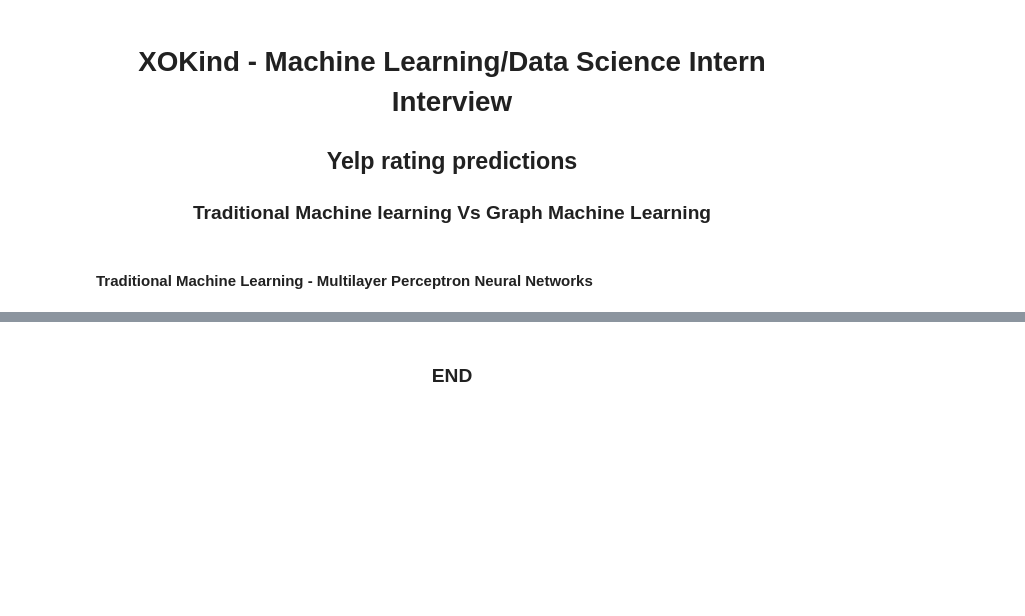
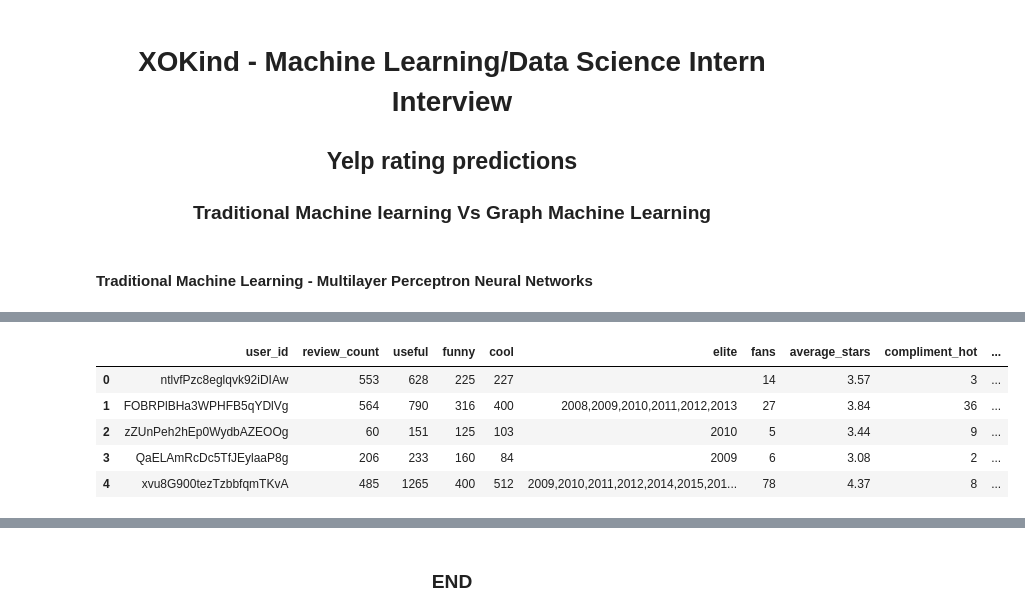
Before and after one commit to Keerthiraj-Nagaraj/Yelp-rating-prediction-with-neo4j-graph-embeddings-and-ML, a Jupyter notebook: MLPNN_rating_prediction.ipynb, the cells around one changed output, grey strips where cells are left out. Saved outputs shown, nothing was run; the diff lists cells and outputs as text; code cells hidden in the pictures; blank space fills up the shorter version.

Commit message:
adding a notebook with dataframe headers and correcting few typos

```diff
--- a/MLPNN_rating_prediction.ipynb
+++ b/MLPNN_rating_prediction.ipynb
@@ -152,33 +190,42 @@ del chunk_list
 size = 500000
 
 user = pd.read_json(user_json_path, lines=True,
                       dtype={'user_id':str,'name':str,
                              'yelping_since':str,'review_count':int,
                              'friends':object,'useful':int,
                              'funny':int,'cool':int,'fans':int,
                              'elite':list, 'average_stars':float,'compliment_hot':int,
                              'compliment_more':int,'compliment_more':int,'compliment_profile':int,
                              'compliment_cute':int,'compliment_list':int,'compliment_note':int,
                              'compliment_plain':int,'compliment_cool':int,'compliment_funny':int,
                              'compliment_writer':int,'compliment_photos':int},
                       chunksize=size)
 
 user_drop_columns = ['name', 'yelping_since', 'friends']
 
 chunk_list_user = []
 
 for chunk_user in user:
     # Drop columns that aren't needed
     chunk_user = chunk_user.drop(user_drop_columns, axis=1)
 
     # Renaming column name to avoid conflicts
     chunk_user.rename(columns={'review_count': 'user_review_count', 'average_stars': 'user_average_stars'})
 
     chunk_list_user.append(chunk_user)
 
 
 # concatenate to one dataframe
 df_user = pd.concat(chunk_list_user, ignore_index=True, join='outer', axis=0)
+
+df_user.head()
+# %% [output]
+|  | user_id | review_count | useful | funny | cool | elite | fans | average_stars | compliment_hot | ... |
+| 0 | ntlvfPzc8eglqvk92iDIAw | 553 | 628 | 225 | 227 |  | 14 | 3.57 | 3 | ... |
+| 1 | FOBRPlBHa3WPHFB5qYDlVg | 564 | 790 | 316 | 400 | 2008,2009,2010,2011,2012,2013 | 27 | 3.84 | 36 | ... |
+| 2 | zZUnPeh2hEp0WydbAZEOOg | 60 | 151 | 125 | 103 | 2010 | 5 | 3.44 | 9 | ... |
+| 3 | QaELAmRcDc5TfJEylaaP8g | 206 | 233 | 160 | 84 | 2009 | 6 | 3.08 | 2 | ... |
+| 4 | xvu8G900tezTzbbfqmTKvA | 485 | 1265 | 400 | 512 | 2009,2010,2011,2012,2014,2015,201... | 78 | 4.37 | 8 | ... |
 # %%
 #Delete non-essential data to save memory
 
```
Also changed, not shown: parts of 20 cells of this notebook, 7 other files.
